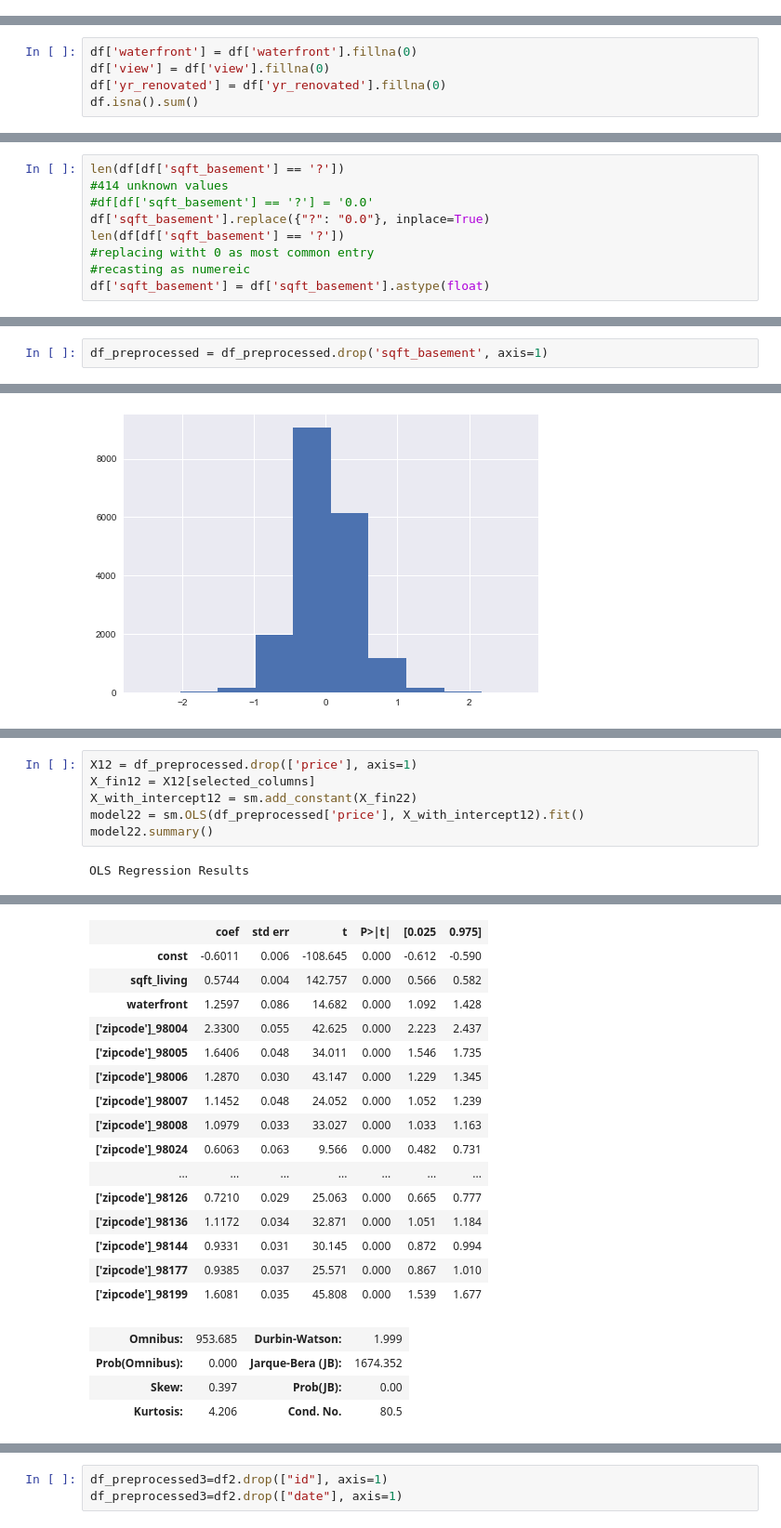
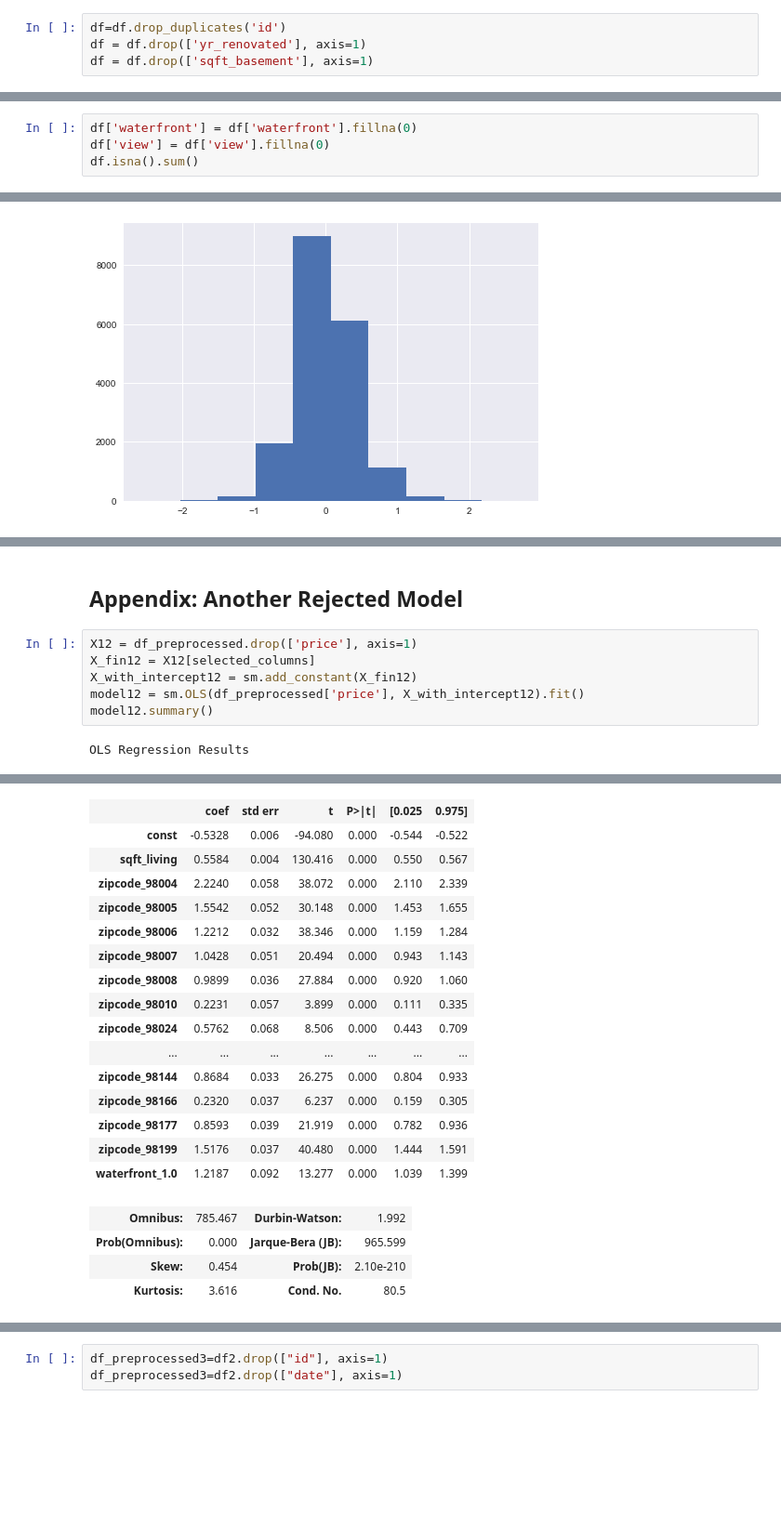
Before and after one commit to kstrickland680/housing-analysis, a Jupyter notebook: housing-analysis.ipynb, the cells around one changed output, grey strips where cells are left out. Shown at 93% size. Drawn from its saved outputs; the diff is of its cells as text; blank space fills up the shorter version.

```diff
--- a/housing-analysis.ipynb
+++ b/housing-analysis.ipynb
@@ -135 +113,5 @@ df=df.drop_duplicates('id')
+# %%
+df=df.drop_duplicates('id')
+df = df.drop(['yr_renovated'], axis=1)
+df = df.drop(['sqft_basement'], axis=1)
 # %% [markdown]
@@ -169,7 +155,6 @@ df.describe()
 # %%
 df['waterfront'] = df['waterfront'].fillna(0)
 df['view'] = df['view'].fillna(0)
-df['yr_renovated'] = df['yr_renovated'].fillna(0)
 df.isna().sum()
 # %% [output]
 id               0
@@ -201,14 +188,5 @@ df.hist(figsize=(18,15), bins='auto');
 
 df['zipcode']=df['zipcode'].astype('str')
 df['waterfront'] = df['waterfront'].astype('str')
-# %%
-len(df[df['sqft_basement'] == '?'])
-#414 unknown values
-#df[df['sqft_basement'] == '?'] = '0.0'
-df['sqft_basement'].replace({"?": "0.0"}, inplace=True)
-len(df[df['sqft_basement'] == '?'])
-#replacing witht 0 as most common entry
-#recasting as numereic
-df['sqft_basement'] = df['sqft_basement'].astype(float)
 # %%
 df['age']=df['date']-df['yr_built']
@@ -346,2 +317,0 @@ df_preprocessed.head()
-# %%
-df_preprocessed = df_preprocessed.drop('sqft_basement', axis=1)
@@ -1001,8 +839,10 @@ RMS: 0.4173652457534644
+# %% [markdown]
+## Appendix: Another Rejected Model
 # %%
 X12 = df_preprocessed.drop(['price'], axis=1)
 X_fin12 = X12[selected_columns]
-X_with_intercept12 = sm.add_constant(X_fin22)
-model22 = sm.OLS(df_preprocessed['price'], X_with_intercept12).fit()
-model22.summary()
+X_with_intercept12 = sm.add_constant(X_fin12)
+model12 = sm.OLS(df_preprocessed['price'], X_with_intercept12).fit()
+model12.summary()
 # %% [output]
 OLS Regression Results
@@ -1017,24 +857,24 @@ OLS Regression Results
 | Covariance Type: | nonrobust |  |  |
 |  | coef | std err | t | P>|t| | [0.025 | 0.975] |
-| const | -0.6011 | 0.006 | -108.645 | 0.000 | -0.612 | -0.590 |
-| sqft_living | 0.5744 | 0.004 | 142.757 | 0.000 | 0.566 | 0.582 |
-| waterfront | 1.2597 | 0.086 | 14.682 | 0.000 | 1.092 | 1.428 |
-| ['zipcode']_98004 | 2.3300 | 0.055 | 42.625 | 0.000 | 2.223 | 2.437 |
-| ['zipcode']_98005 | 1.6406 | 0.048 | 34.011 | 0.000 | 1.546 | 1.735 |
-| ['zipcode']_98006 | 1.2870 | 0.030 | 43.147 | 0.000 | 1.229 | 1.345 |
-| ['zipcode']_98007 | 1.1452 | 0.048 | 24.052 | 0.000 | 1.052 | 1.239 |
-| ['zipcode']_98008 | 1.0979 | 0.033 | 33.027 | 0.000 | 1.033 | 1.163 |
-| ['zipcode']_98024 | 0.6063 | 0.063 | 9.566 | 0.000 | 0.482 | 0.731 |
+| const | -0.5328 | 0.006 | -94.080 | 0.000 | -0.544 | -0.522 |
+| sqft_living | 0.5584 | 0.004 | 130.416 | 0.000 | 0.550 | 0.567 |
+| zipcode_98004 | 2.2240 | 0.058 | 38.072 | 0.000 | 2.110 | 2.339 |
+| zipcode_98005 | 1.5542 | 0.052 | 30.148 | 0.000 | 1.453 | 1.655 |
+| zipcode_98006 | 1.2212 | 0.032 | 38.346 | 0.000 | 1.159 | 1.284 |
+| zipcode_98007 | 1.0428 | 0.051 | 20.494 | 0.000 | 0.943 | 1.143 |
+| zipcode_98008 | 0.9899 | 0.036 | 27.884 | 0.000 | 0.920 | 1.060 |
+| zipcode_98010 | 0.2231 | 0.057 | 3.899 | 0.000 | 0.111 | 0.335 |
+| zipcode_98024 | 0.5762 | 0.068 | 8.506 | 0.000 | 0.443 | 0.709 |
 | ... | ... | ... | ... | ... | ... | ... |
-| ['zipcode']_98126 | 0.7210 | 0.029 | 25.063 | 0.000 | 0.665 | 0.777 |
-| ['zipcode']_98136 | 1.1172 | 0.034 | 32.871 | 0.000 | 1.051 | 1.184 |
-| ['zipcode']_98144 | 0.9331 | 0.031 | 30.145 | 0.000 | 0.872 | 0.994 |
-| ['zipcode']_98177 | 0.9385 | 0.037 | 25.571 | 0.000 | 0.867 | 1.010 |
-| ['zipcode']_98199 | 1.6081 | 0.035 | 45.808 | 0.000 | 1.539 | 1.677 |
+| zipcode_98144 | 0.8684 | 0.033 | 26.275 | 0.000 | 0.804 | 0.933 |
+| zipcode_98166 | 0.2320 | 0.037 | 6.237 | 0.000 | 0.159 | 0.305 |
+| zipcode_98177 | 0.8593 | 0.039 | 21.919 | 0.000 | 0.782 | 0.936 |
+| zipcode_98199 | 1.5176 | 0.037 | 40.480 | 0.000 | 1.444 | 1.591 |
+| waterfront_1.0 | 1.2187 | 0.092 | 13.277 | 0.000 | 1.039 | 1.399 |
-| Omnibus: | 953.685 | Durbin-Watson: | 1.999 |
-| Prob(Omnibus): | 0.000 | Jarque-Bera (JB): | 1674.352 |
-| Skew: | 0.397 | Prob(JB): | 0.00 |
-| Kurtosis: | 4.206 | Cond. No. | 80.5 |
+| Omnibus: | 785.467 | Durbin-Watson: | 1.992 |
+| Prob(Omnibus): | 0.000 | Jarque-Bera (JB): | 965.599 |
+| Skew: | 0.454 | Prob(JB): | 2.10e-210 |
+| Kurtosis: | 3.616 | Cond. No. | 80.5 |
 Notes:
 [1] Standard Errors assume that the covariance matrix of the errors is correctly specified.
 # %%
```
Also changed, not shown: parts of 83 cells of this notebook, 7 other files.
